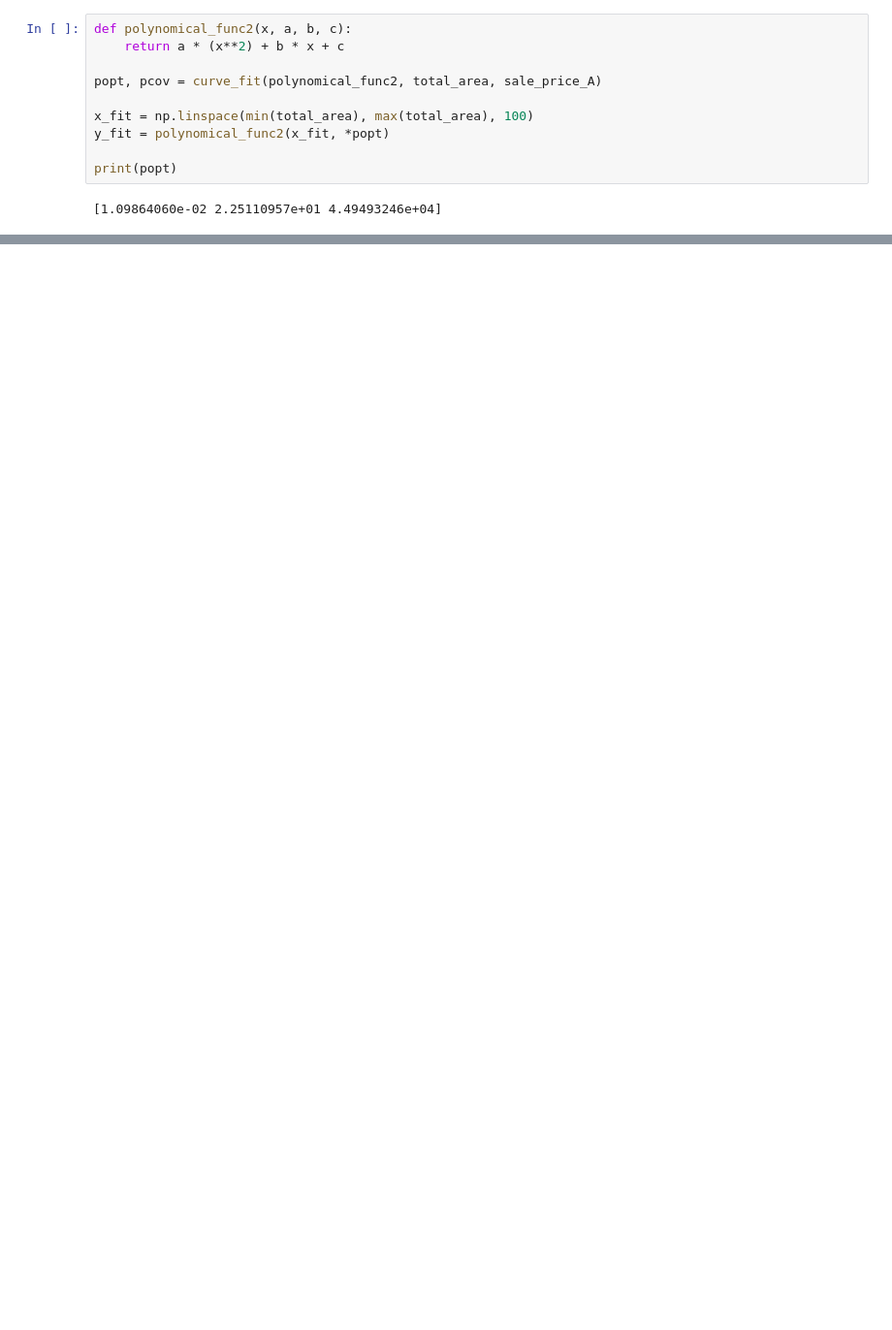
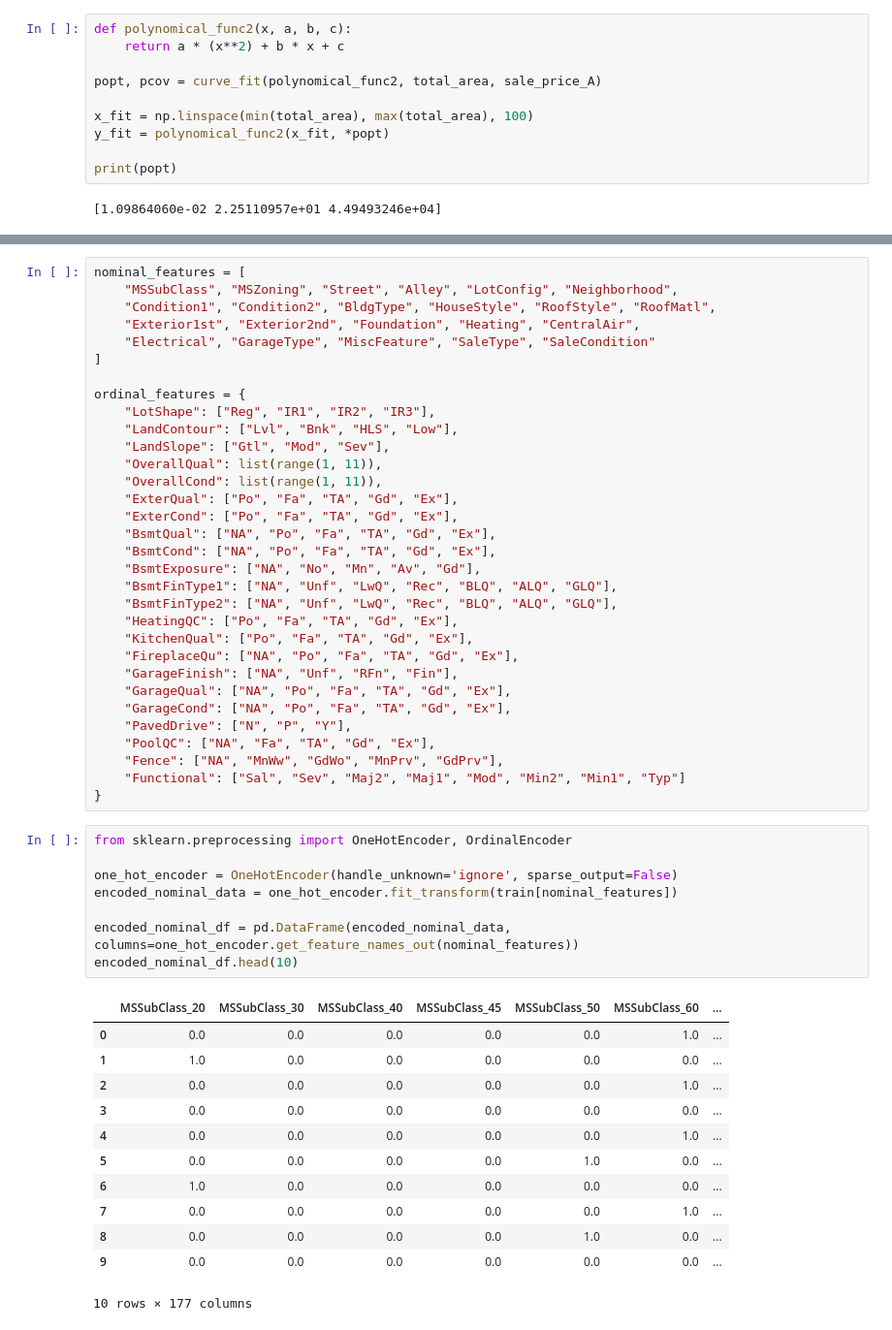
Before and after one commit to BerkayPolat-lab/house-price-prediction, a Jupyter notebook: house_pred.ipynb, the cells around one changed output, grey strips where cells are left out. Shown at 97% size. Drawn from its saved outputs; the diff is of its cells as text; blank space fills up the shorter version.

Commit message:
Categorical Variables are Encoded.

```diff
--- a/house_pred.ipynb
+++ b/house_pred.ipynb
@@ -136,0 +229,53 @@ Error:
+# %%
+nominal_features = [
+    "MSSubClass", "MSZoning", "Street", "Alley", "LotConfig", "Neighborhood",
+    "Condition1", "Condition2", "BldgType", "HouseStyle", "RoofStyle", "RoofMatl",
+    "Exterior1st", "Exterior2nd", "Foundation", "Heating", "CentralAir",
+    "Electrical", "GarageType", "MiscFeature", "SaleType", "SaleCondition"
+]
+
+ordinal_features = {
+    "LotShape": ["Reg", "IR1", "IR2", "IR3"],
+    "LandContour": ["Lvl", "Bnk", "HLS", "Low"],
+    "LandSlope": ["Gtl", "Mod", "Sev"],
+    "OverallQual": list(range(1, 11)),
+    "OverallCond": list(range(1, 11)),
+    "ExterQual": ["Po", "Fa", "TA", "Gd", "Ex"],
+    "ExterCond": ["Po", "Fa", "TA", "Gd", "Ex"],
+    "BsmtQual": ["NA", "Po", "Fa", "TA", "Gd", "Ex"],
+    "BsmtCond": ["NA", "Po", "Fa", "TA", "Gd", "Ex"],
+    "BsmtExposure": ["NA", "No", "Mn", "Av", "Gd"],
+    "BsmtFinType1": ["NA", "Unf", "LwQ", "Rec", "BLQ", "ALQ", "GLQ"],
+    "BsmtFinType2": ["NA", "Unf", "LwQ", "Rec", "BLQ", "ALQ", "GLQ"],
+    "HeatingQC": ["Po", "Fa", "TA", "Gd", "Ex"],
+    "KitchenQual": ["Po", "Fa", "TA", "Gd", "Ex"],
+    "FireplaceQu": ["NA", "Po", "Fa", "TA", "Gd", "Ex"],
+    "GarageFinish": ["NA", "Unf", "RFn", "Fin"],
+    "GarageQual": ["NA", "Po", "Fa", "TA", "Gd", "Ex"],
+    "GarageCond": ["NA", "Po", "Fa", "TA", "Gd", "Ex"],
+    "PavedDrive": ["N", "P", "Y"],
+    "PoolQC": ["NA", "Fa", "TA", "Gd", "Ex"],
+    "Fence": ["NA", "MnWw", "GdWo", "MnPrv", "GdPrv"],
+    "Functional": ["Sal", "Sev", "Maj2", "Maj1", "Mod", "Min2", "Min1", "Typ"]
+}
+# %%
+from sklearn.preprocessing import OneHotEncoder, OrdinalEncoder
+
+one_hot_encoder = OneHotEncoder(handle_unknown='ignore', sparse_output=False)
+encoded_nominal_data = one_hot_encoder.fit_transform(train[nominal_features])
+
+encoded_nominal_df = pd.DataFrame(encoded_nominal_data, columns=one_hot_encoder.get_feature_names_out(nominal_features))
+encoded_nominal_df.head(10)
+# %% [output]
+|  | MSSubClass_20 | MSSubClass_30 | MSSubClass_40 | MSSubClass_45 | MSSubClass_50 | MSSubClass_60 | ... |
+| 0 | 0.0 | 0.0 | 0.0 | 0.0 | 0.0 | 1.0 | ... |
+| 1 | 1.0 | 0.0 | 0.0 | 0.0 | 0.0 | 0.0 | ... |
+| 2 | 0.0 | 0.0 | 0.0 | 0.0 | 0.0 | 1.0 | ... |
+| 3 | 0.0 | 0.0 | 0.0 | 0.0 | 0.0 | 0.0 | ... |
+| 4 | 0.0 | 0.0 | 0.0 | 0.0 | 0.0 | 1.0 | ... |
+| 5 | 0.0 | 0.0 | 0.0 | 0.0 | 1.0 | 0.0 | ... |
+| 6 | 1.0 | 0.0 | 0.0 | 0.0 | 0.0 | 0.0 | ... |
+| 7 | 0.0 | 0.0 | 0.0 | 0.0 | 0.0 | 1.0 | ... |
+| 8 | 0.0 | 0.0 | 0.0 | 0.0 | 1.0 | 0.0 | ... |
+| 9 | 0.0 | 0.0 | 0.0 | 0.0 | 0.0 | 0.0 | ... |
+10 rows × 177 columns
```
Also changed, not shown: parts of 17 cells of this notebook.
